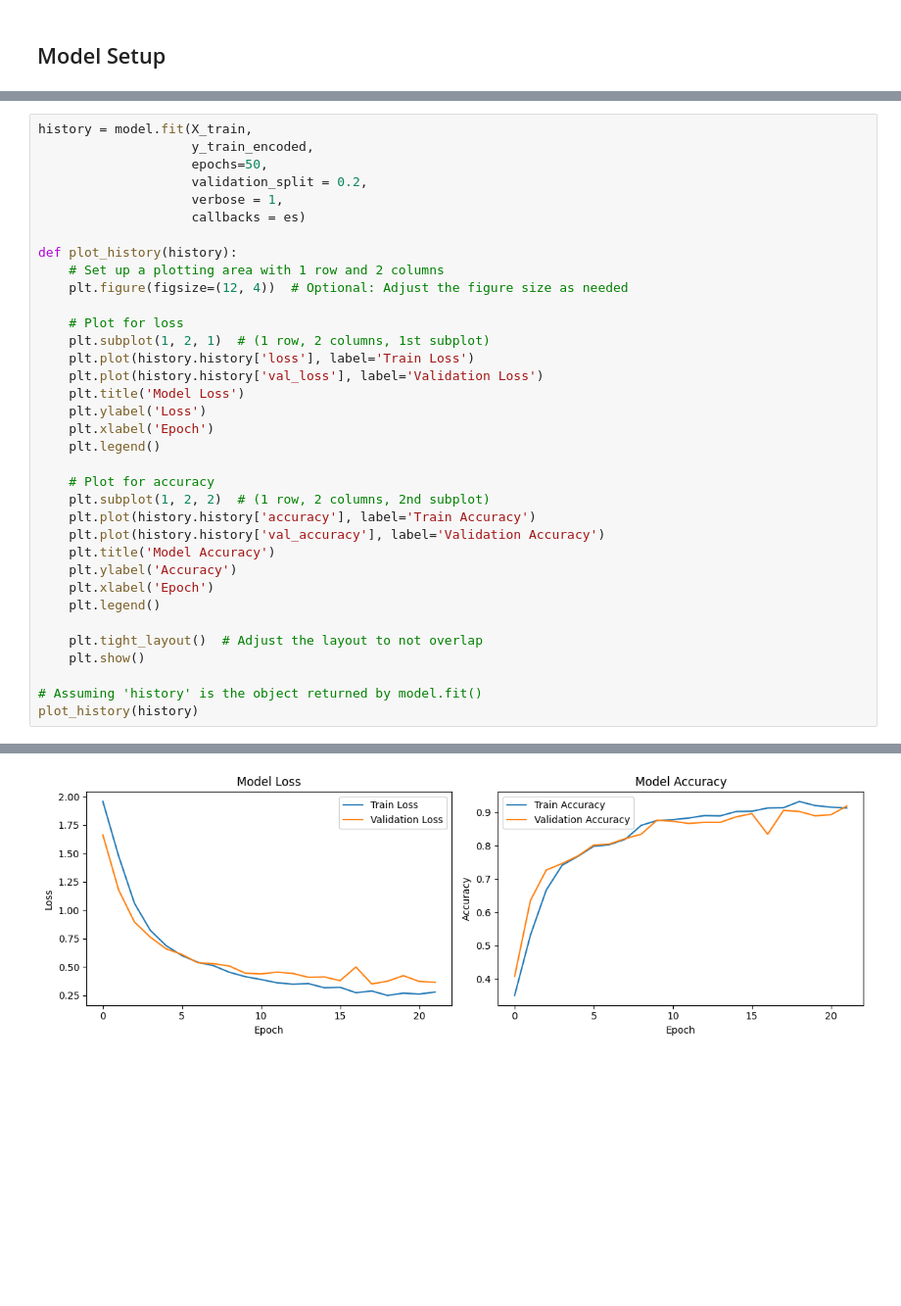
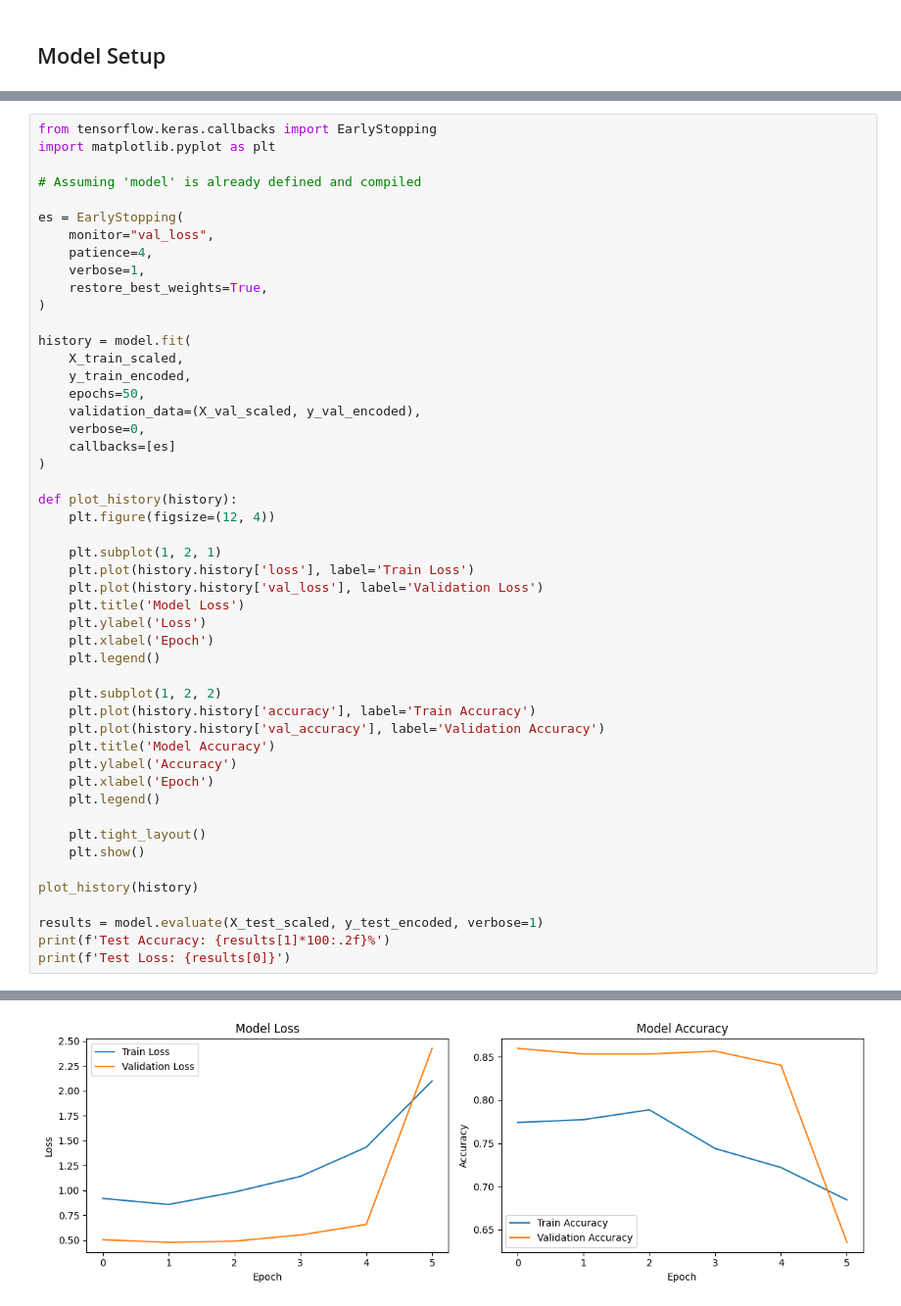
Before and after one commit to masaki-norton/yoga-pose-detector, a Jupyter notebook: neuralnetwork.ipynb, the cells around one changed output, grey strips where cells are left out. Shown at 98% size. Drawn from its saved outputs; the diff is of its cells as text; blank space fills up the shorter version.

```diff
--- a/neuralnetwork.ipynb
+++ b/neuralnetwork.ipynb
@@ -106,17 +123,29 @@ None
 # %%
-history = model.fit(X_train,
-                    y_train_encoded,
-                    epochs=50,
-                    validation_split = 0.2,
-                    verbose = 1,
-                    callbacks = es)
+from tensorflow.keras.callbacks import EarlyStopping
+import matplotlib.pyplot as plt
+
+# Assuming 'model' is already defined and compiled
+
+es = EarlyStopping(
+    monitor="val_loss",
+    patience=4,
+    verbose=1,
+    restore_best_weights=True,
+)
+
+history = model.fit(
+    X_train_scaled,
+    y_train_encoded,
+    epochs=50,
+    validation_data=(X_val_scaled, y_val_encoded),
+    verbose=0,
+    callbacks=[es]
+)
 
 def plot_history(history):
-    # Set up a plotting area with 1 row and 2 columns
-    plt.figure(figsize=(12, 4))  # Optional: Adjust the figure size as needed
+    plt.figure(figsize=(12, 4))
 
-    # Plot for loss
-    plt.subplot(1, 2, 1)  # (1 row, 2 columns, 1st subplot)
+    plt.subplot(1, 2, 1)
     plt.plot(history.history['loss'], label='Train Loss')
     plt.plot(history.history['val_loss'], label='Validation Loss')
     plt.title('Model Loss')
@@ -124,8 +153,7 @@ def plot_history(history):
     plt.xlabel('Epoch')
     plt.legend()
 
-    # Plot for accuracy
-    plt.subplot(1, 2, 2)  # (1 row, 2 columns, 2nd subplot)
+    plt.subplot(1, 2, 2)
     plt.plot(history.history['accuracy'], label='Train Accuracy')
     plt.plot(history.history['val_accuracy'], label='Validation Accuracy')
     plt.title('Model Accuracy')
@@ -133,9 +161,12 @@ def plot_history(history):
     plt.xlabel('Epoch')
     plt.legend()
 
-    plt.tight_layout()  # Adjust the layout to not overlap
+    plt.tight_layout()
     plt.show()
 
-# Assuming 'history' is the object returned by model.fit()
 plot_history(history)
+
+results = model.evaluate(X_test_scaled, y_test_encoded, verbose=1)
+print(f'Test Accuracy: {results[1]*100:.2f}%')
+print(f'Test Loss: {results[0]}')
 # %% [output]
@@ -159 +175 @@ Epoch 22/50
-[figure, old version]
+[figure, new version]
```
Also changed, not shown: parts of 9 cells of this notebook.
